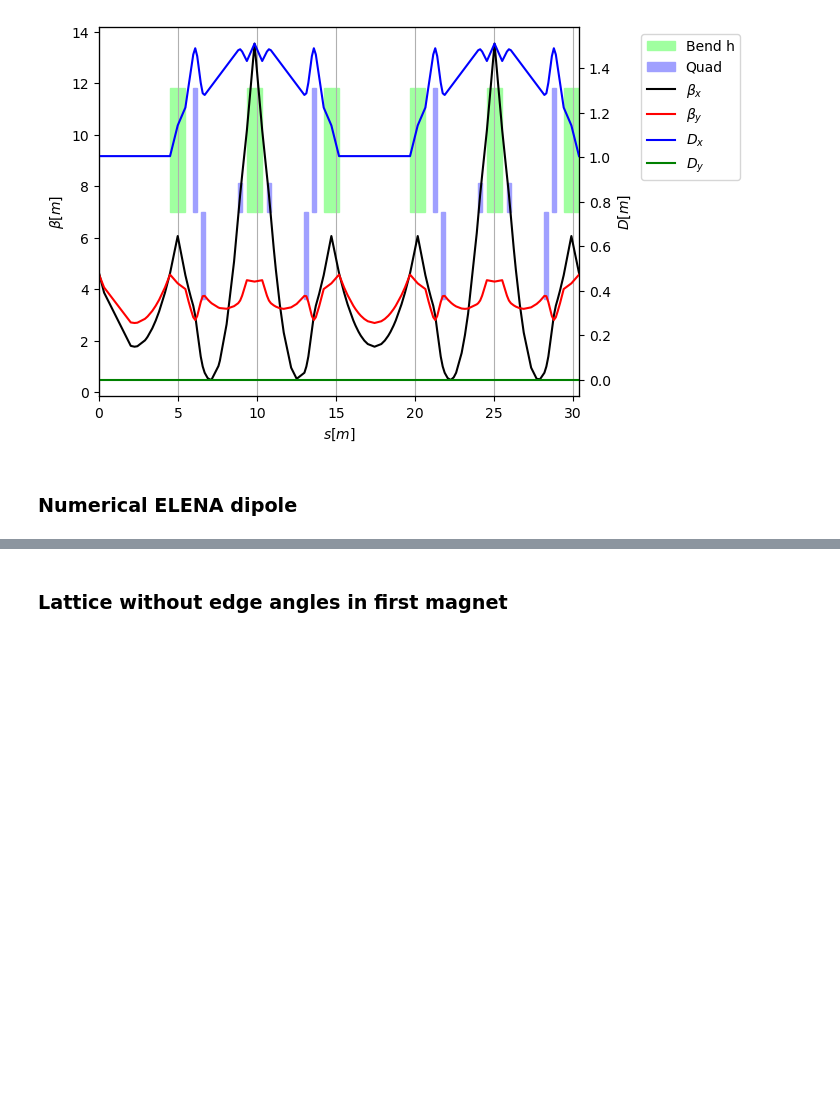
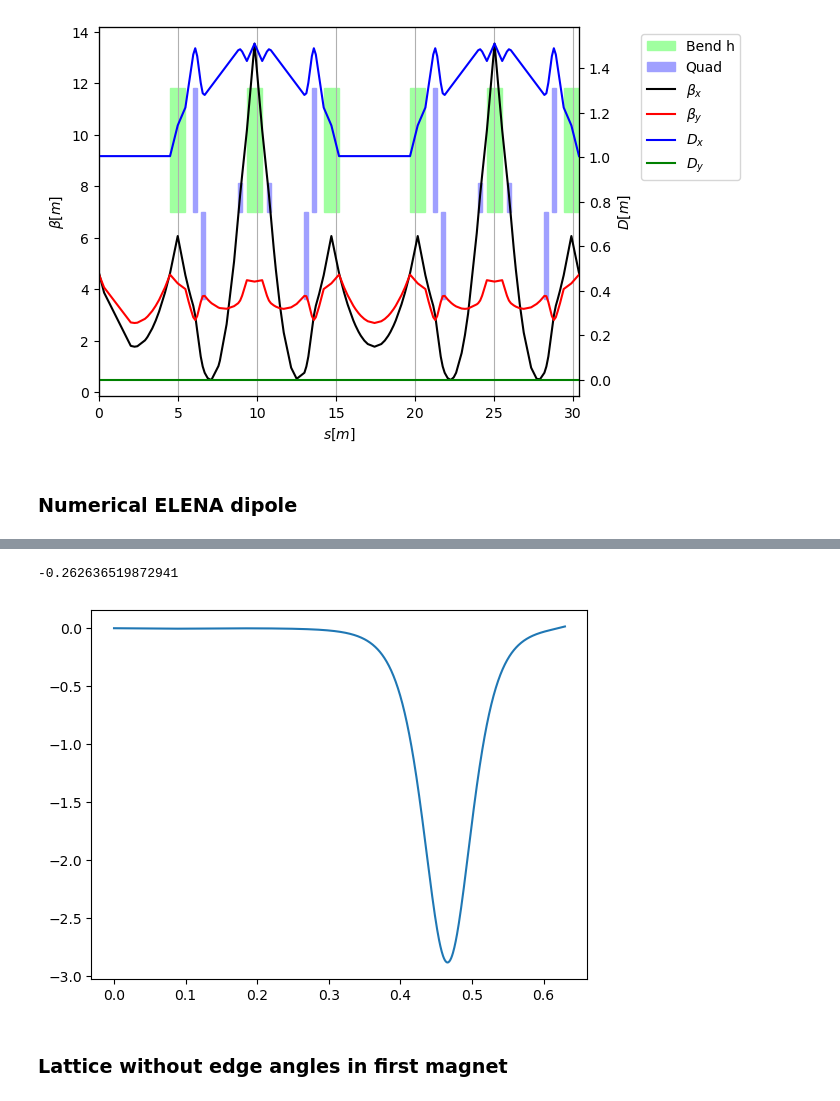
Before and after one commit to xsuite/bpmeth, a Jupyter notebook: examples/ELENA/ring/ELENA_with_numerical_dipoles.ipynb, the cells around one changed output, grey strips where cells are left out. Cells and saved outputs as stored; diff of their text form; code cells hidden in the pictures; blank space fills up the shorter version.

```diff
--- a/examples/ELENA/ring/ELENA_with_numerical_dipoles.ipynb
+++ b/examples/ELENA/ring/ELENA_with_numerical_dipoles.ipynb
@@ -82,3 +86,10 @@ Creating Hamiltonian...
+# %%
+ss = np.linspace(0, dipole.smax, 1000)
+plt.plot(ss, [dipole.b_out[1].subs({dipole.s:sss}) for sss in ss])
+print(np.trapezoid([dipole.b_out[1].subs({dipole.s:sss}) for sss in ss], ss))
+# %% [output]
+-0.262636519872941
+[figure, added]
 # %% [markdown]
 ### Lattice without edge angles in first magnet
 # %%
```
Also changed, not shown: parts of 19 cells of this notebook, 3 other files.
